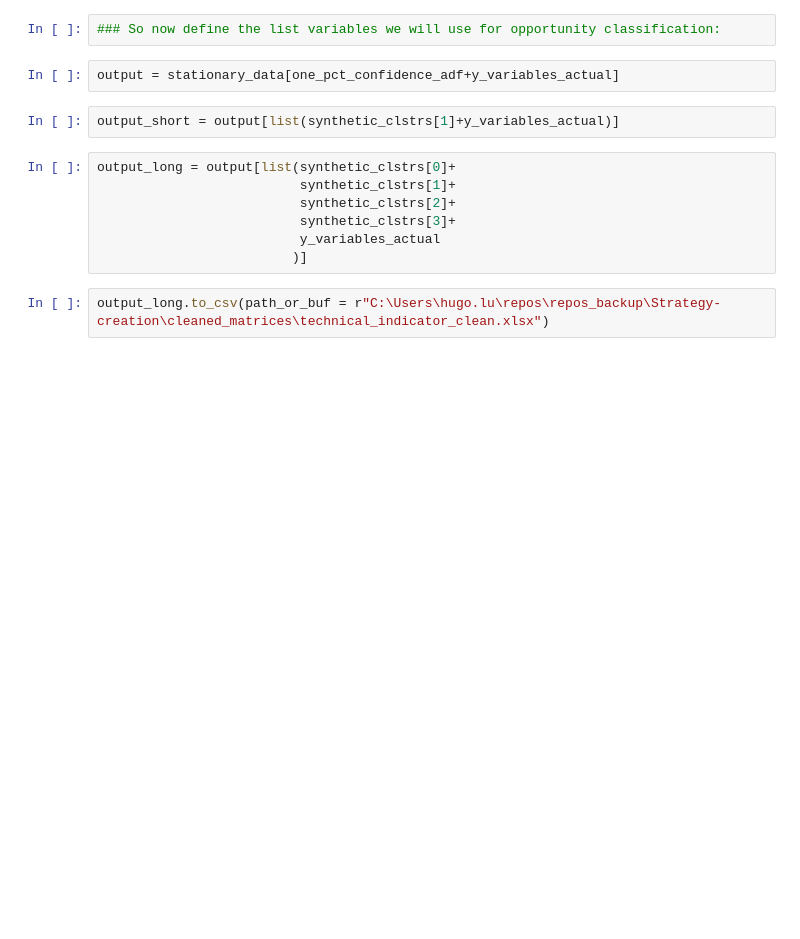
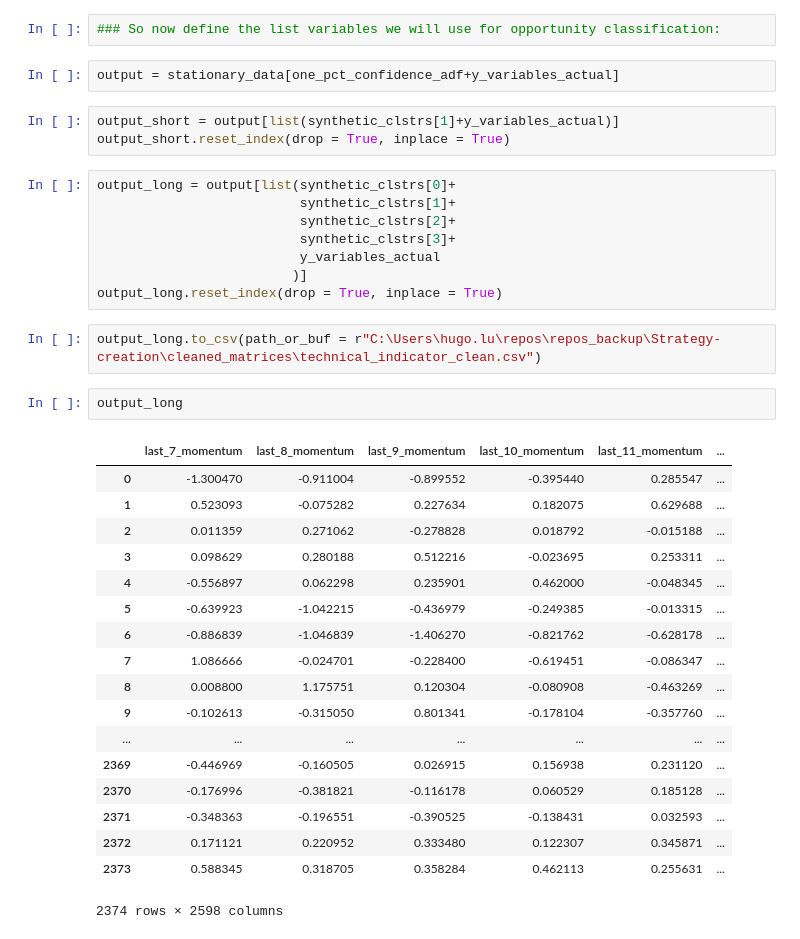
Before and after one commit to HugoLu88/Strategy-creation, a Jupyter notebook: Technical indicator strategy.ipynb, the cells around one changed output. Cells and saved outputs as stored; diff of their text form; blank space fills up the shorter version.

Commit message:
Adding cleaned matrix

```diff
--- a/Technical indicator strategy.ipynb
+++ b/Technical indicator strategy.ipynb
@@ -718,6 +718,7 @@ plt.scatter(range(len(imp)),83*(imp['mean'] - 2*imp['std'])/divisor_list,color =
 output = stationary_data[one_pct_confidence_adf+y_variables_actual]
 # %%
 output_short = output[list(synthetic_clstrs[1]+y_variables_actual)]
+output_short.reset_index(drop = True, inplace = True)
 # %%
 output_long = output[list(synthetic_clstrs[0]+
                           synthetic_clstrs[1]+
@@ -725,5 +726,27 @@ output_long = output[list(synthetic_clstrs[0]+
                           synthetic_clstrs[3]+
                           y_variables_actual
                          )]
+output_long.reset_index(drop = True, inplace = True)
 # %%
-output_long.to_csv(path_or_buf = r"C:\Users\hugo.lu\repos\repos_backup\Strategy-creation\cleaned_matrices\technical_indicator_clean.xlsx")
+output_long.to_csv(path_or_buf = r"C:\Users\hugo.lu\repos\repos_backup\Strategy-creation\cleaned_matrices\technical_indicator_clean.csv")
+# %%
+output_long
+# %% [output]
+|  | last_7_momentum | last_8_momentum | last_9_momentum | last_10_momentum | last_11_momentum | ... |
+| 0 | -1.300470 | -0.911004 | -0.899552 | -0.395440 | 0.285547 | ... |
+| 1 | 0.523093 | -0.075282 | 0.227634 | 0.182075 | 0.629688 | ... |
+| 2 | 0.011359 | 0.271062 | -0.278828 | 0.018792 | -0.015188 | ... |
+| 3 | 0.098629 | 0.280188 | 0.512216 | -0.023695 | 0.253311 | ... |
+| 4 | -0.556897 | 0.062298 | 0.235901 | 0.462000 | -0.048345 | ... |
+| 5 | -0.639923 | -1.042215 | -0.436979 | -0.249385 | -0.013315 | ... |
+| 6 | -0.886839 | -1.046839 | -1.406270 | -0.821762 | -0.628178 | ... |
+| 7 | 1.086666 | -0.024701 | -0.228400 | -0.619451 | -0.086347 | ... |
+| 8 | 0.008800 | 1.175751 | 0.120304 | -0.080908 | -0.463269 | ... |
+| 9 | -0.102613 | -0.315050 | 0.801341 | -0.178104 | -0.357760 | ... |
+| ... | ... | ... | ... | ... | ... | ... |
+| 2369 | -0.446969 | -0.160505 | 0.026915 | 0.156938 | 0.231120 | ... |
+| 2370 | -0.176996 | -0.381821 | -0.116178 | 0.060529 | 0.185128 | ... |
+| 2371 | -0.348363 | -0.196551 | -0.390525 | -0.138431 | 0.032593 | ... |
+| 2372 | 0.171121 | 0.220952 | 0.333480 | 0.122307 | 0.345871 | ... |
+| 2373 | 0.588345 | 0.318705 | 0.358284 | 0.462113 | 0.255631 | ... |
+2374 rows × 2598 columns
```
Also changed, not shown: 1 other file.
